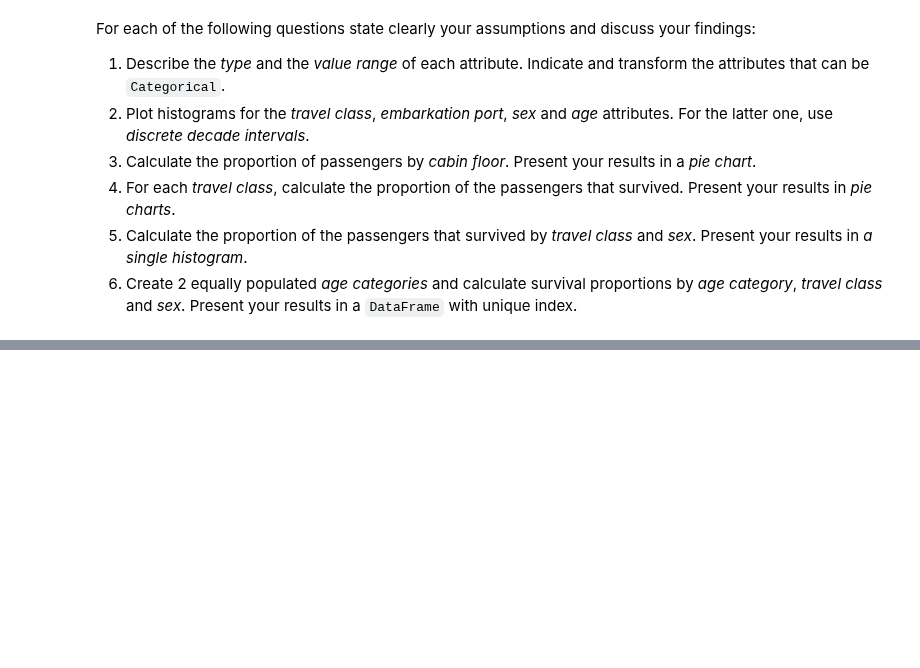
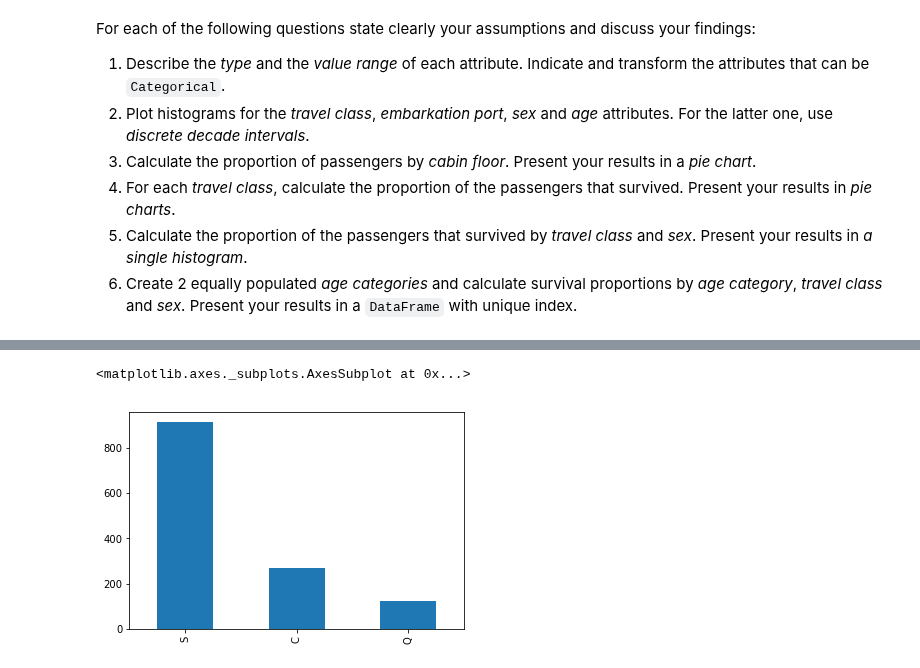
Before and after one commit to AWehenkel/ADA-2017, a Jupyter notebook: 01 - Pandas and Data Wrangling/Homework 1.ipynb, the cells around one changed output, grey strips where cells are left out. Saved outputs shown, nothing was run; the diff lists cells and outputs as text; code cells hidden in the pictures; blank space fills up the shorter version.

```diff
--- a/01 - Pandas and Data Wrangling/Homework 1.ipynb
+++ b/01 - Pandas and Data Wrangling/Homework 1.ipynb
@@ -166,0 +214,5 @@ For each of the following questions state clearly your assumptions and discuss y
+# %%
+dataf.embarked.value_counts().plot(kind='bar')
+# %% [output]
+<matplotlib.axes._subplots.AxesSubplot at 0x...>
+[figure, added]
```
Also changed, not shown: parts of 22 cells of this notebook.
